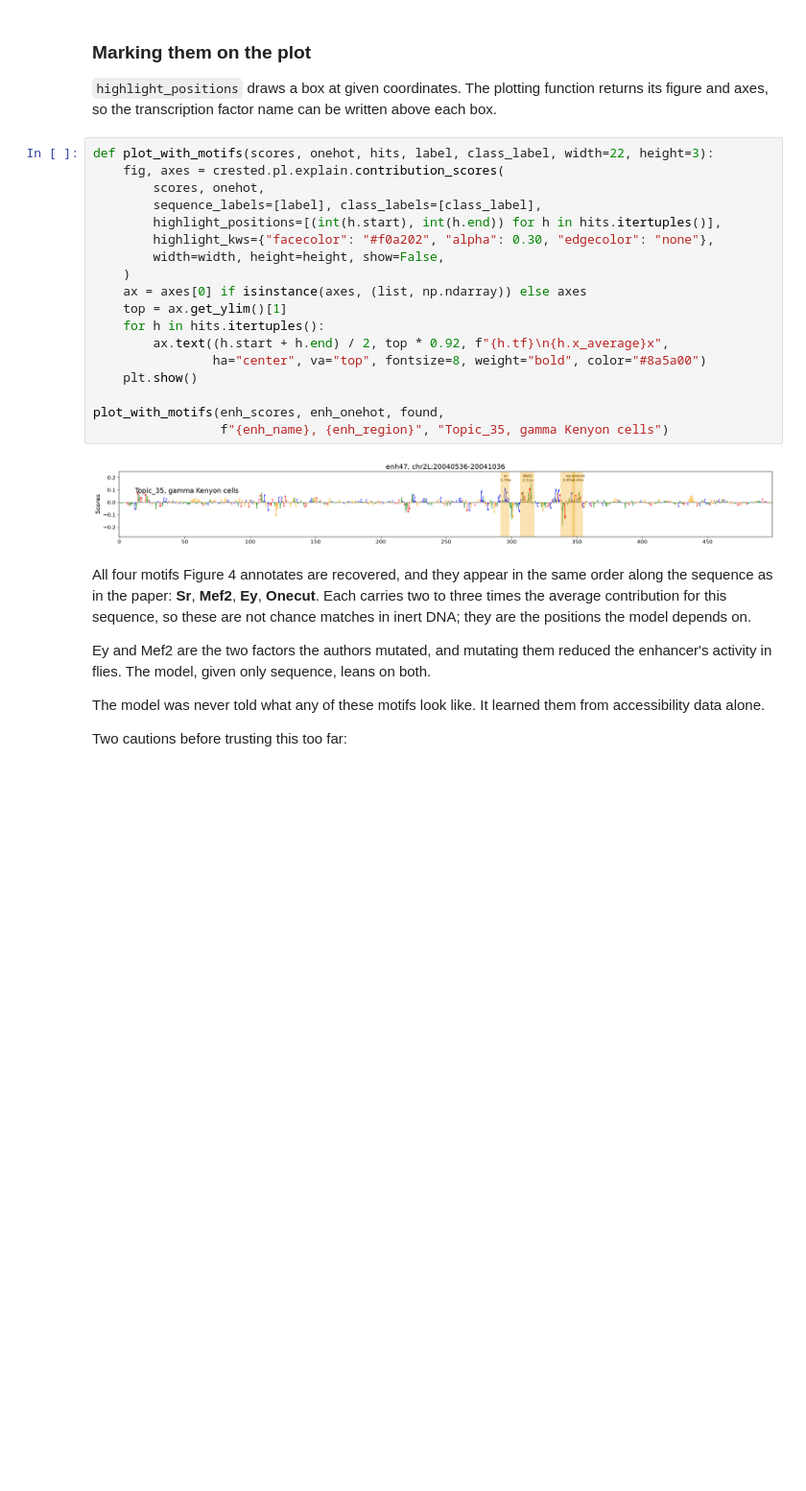
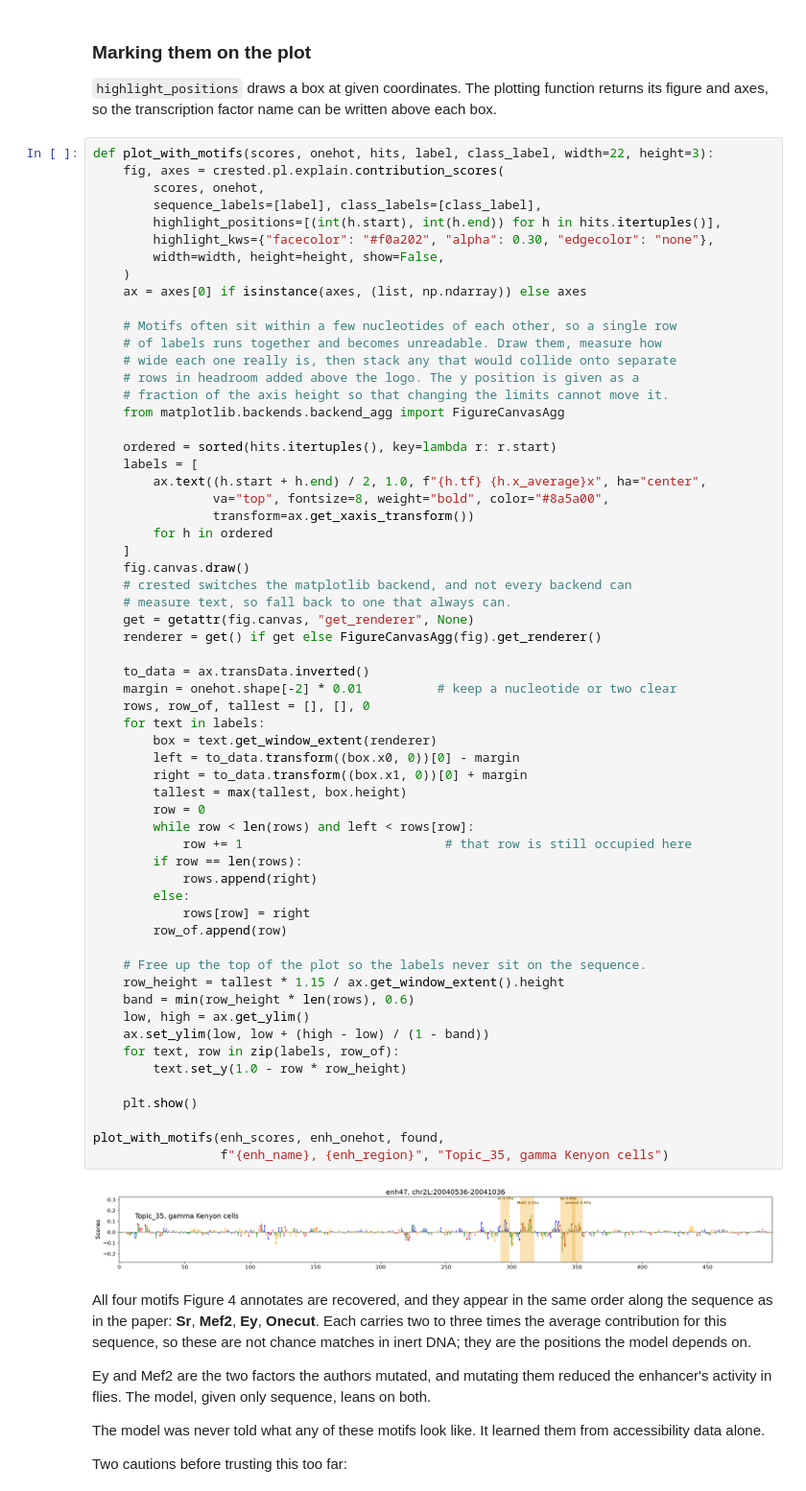
Before and after one commit to nkempynck/isn-school-2026, a Jupyter notebook: notebooks/practicals/06_crested_deepflybrain.ipynb, the cells around one changed output. Shown at 96% size. Cells and saved outputs as stored; diff of their text form; blank space fills up the shorter version.

```diff
--- a/notebooks/practicals/06_crested_deepflybrain.ipynb
+++ b/notebooks/practicals/06_crested_deepflybrain.ipynb
@@ -461,23 +508,65 @@ above each box.
 # %%
 def plot_with_motifs(scores, onehot, hits, label, class_label, width=22, height=3):
     fig, axes = crested.pl.explain.contribution_scores(
         scores, onehot,
         sequence_labels=[label], class_labels=[class_label],
         highlight_positions=[(int(h.start), int(h.end)) for h in hits.itertuples()],
         highlight_kws={"facecolor": "#f0a202", "alpha": 0.30, "edgecolor": "none"},
         width=width, height=height, show=False,
     )
     ax = axes[0] if isinstance(axes, (list, np.ndarray)) else axes
-    top = ax.get_ylim()[1]
-    for h in hits.itertuples():
-        ax.text((h.start + h.end) / 2, top * 0.92, f"{h.tf}\n{h.x_average}x",
-                ha="center", va="top", fontsize=8, weight="bold", color="#8a5a00")
+
+    # Motifs often sit within a few nucleotides of each other, so a single row
+    # of labels runs together and becomes unreadable. Draw them, measure how
+    # wide each one really is, then stack any that would collide onto separate
+    # rows in headroom added above the logo. The y position is given as a
+    # fraction of the axis height so that changing the limits cannot move it.
+    from matplotlib.backends.backend_agg import FigureCanvasAgg
+
+    ordered = sorted(hits.itertuples(), key=lambda r: r.start)
+    labels = [
+        ax.text((h.start + h.end) / 2, 1.0, f"{h.tf} {h.x_average}x", ha="center",
+                va="top", fontsize=8, weight="bold", color="#8a5a00",
+                transform=ax.get_xaxis_transform())
+        for h in ordered
+    ]
+    fig.canvas.draw()
+    # crested switches the matplotlib backend, and not every backend can
+    # measure text, so fall back to one that always can.
+    get = getattr(fig.canvas, "get_renderer", None)
+    renderer = get() if get else FigureCanvasAgg(fig).get_renderer()
+
+    to_data = ax.transData.inverted()
+    margin = onehot.shape[-2] * 0.01          # keep a nucleotide or two clear
+    rows, row_of, tallest = [], [], 0
+    for text in labels:
+        box = text.get_window_extent(renderer)
+        left = to_data.transform((box.x0, 0))[0] - margin
+        right = to_data.transform((box.x1, 0))[0] + margin
+        tallest = max(tallest, box.height)
+        row = 0
+        while row < len(rows) and left < rows[row]:
+            row += 1                           # that row is still occupied here
+        if row == len(rows):
+            rows.append(right)
+        else:
+            rows[row] = right
+        row_of.append(row)
+
+    # Free up the top of the plot so the labels never sit on the sequence.
+    row_height = tallest * 1.15 / ax.get_window_extent().height
+    band = min(row_height * len(rows), 0.6)
+    low, high = ax.get_ylim()
+    ax.set_ylim(low, low + (high - low) / (1 - band))
+    for text, row in zip(labels, row_of):
+        text.set_y(1.0 - row * row_height)
+
     plt.show()
 
 plot_with_motifs(enh_scores, enh_onehot, found,
                  f"{enh_name}, {enh_region}", "Topic_35, gamma Kenyon cells")
 # %% [output]
-[figure, old version]
+[figure, new version]
 # %% [markdown]
 All four motifs Figure 4 annotates are recovered, and they appear in the same
 order along the sequence as in the paper: **Sr**, **Mef2**, **Ey**, **Onecut**.
```
Also changed, not shown: parts of 19 cells of this notebook, 3 other files.
